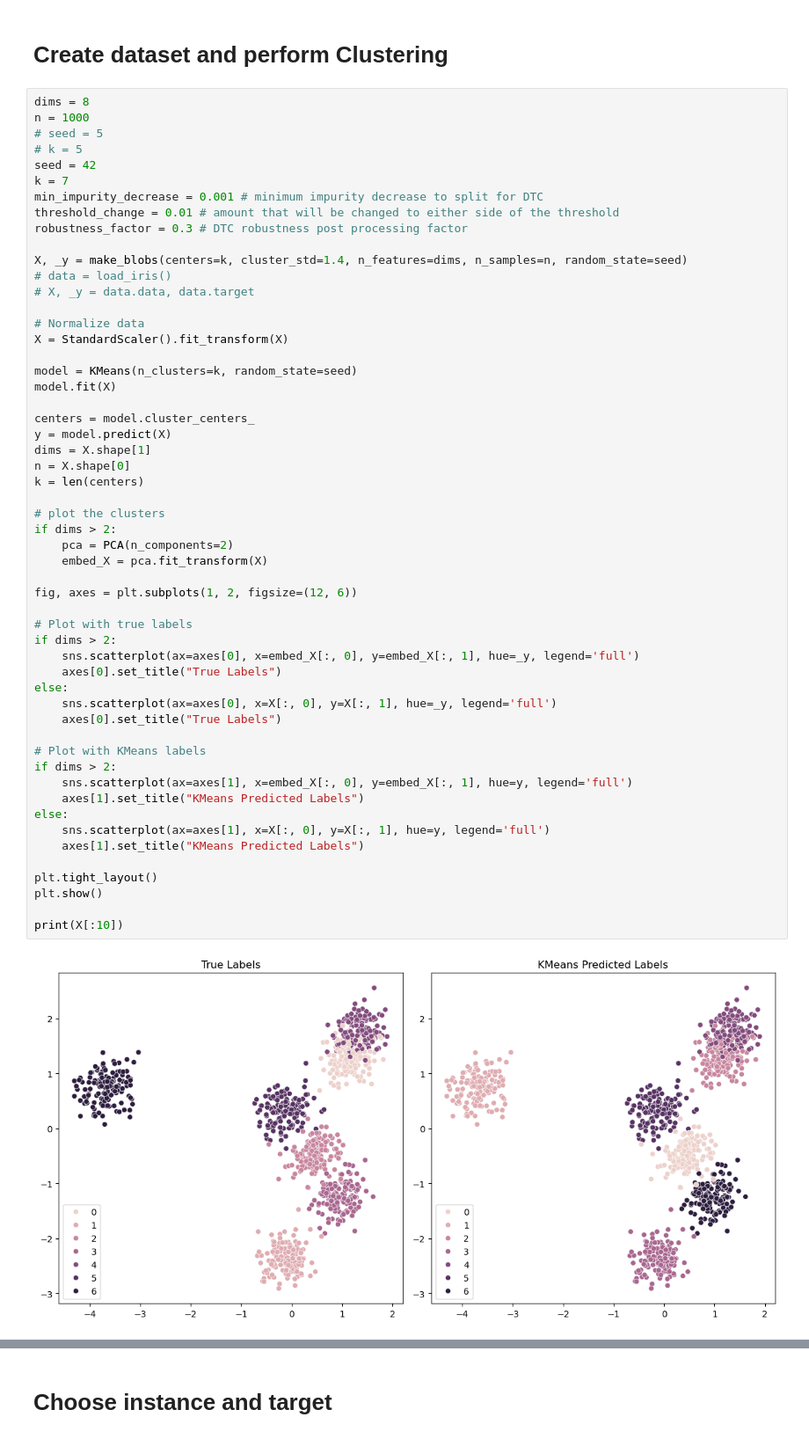
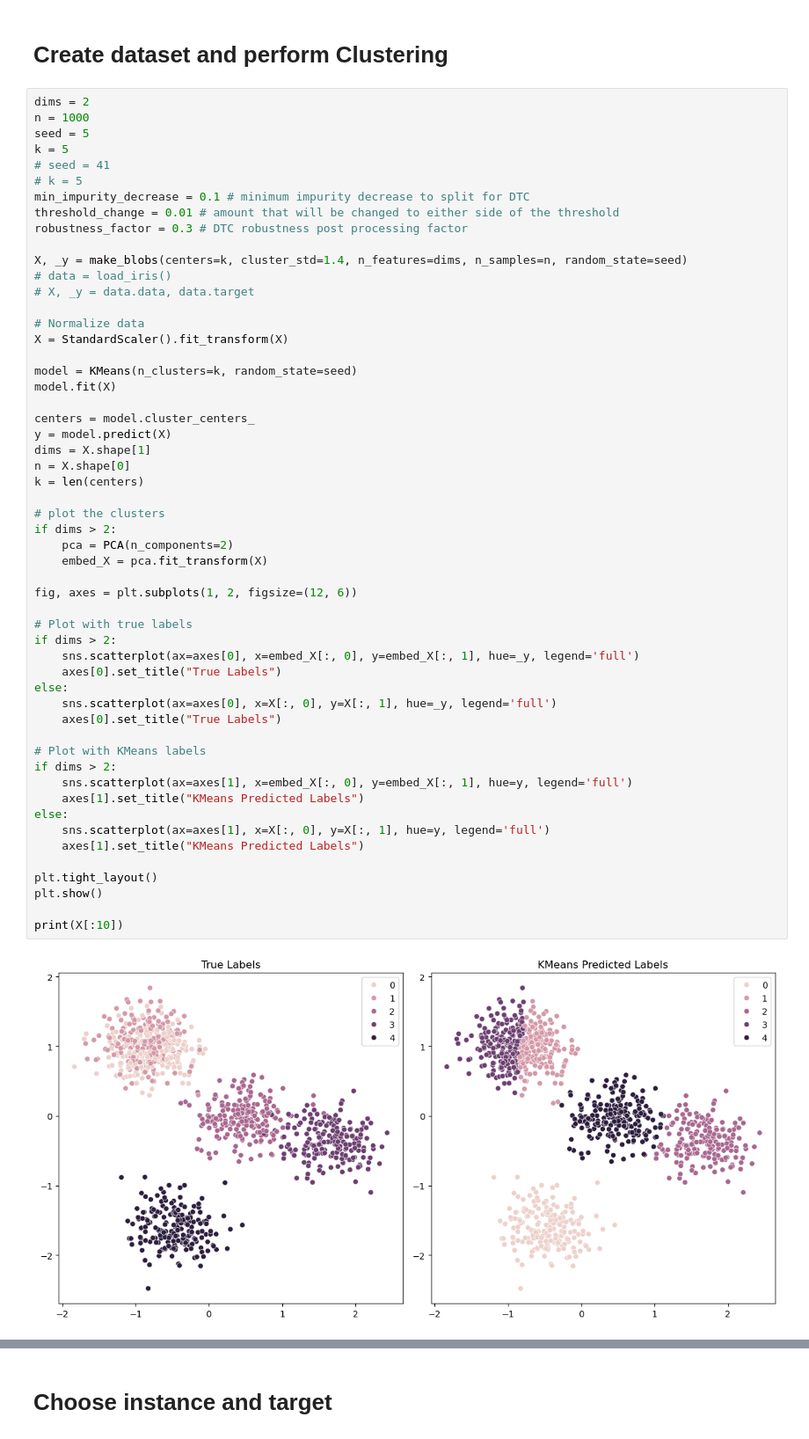
Before and after one commit to jepp3183/Thesis2025, a Jupyter notebook: code/threshold_tree_testing.ipynb, the cells around one changed output, grey strips where cells are left out. Shown at 88% size. Drawn from its saved outputs; the diff is of its cells as text.

Commit message:
changed plotting for tgcf

```diff
--- a/code/threshold_tree_testing.ipynb
+++ b/code/threshold_tree_testing.ipynb
@@ -19,13 +19,13 @@ np.set_printoptions(suppress=True)
 # %% [markdown]
 # Create dataset and perform Clustering
 # %%
-dims = 8
+dims = 2
 n = 1000
-# seed = 5
+seed = 5
+k = 5
+# seed = 41
 # k = 5
-seed = 42
-k = 7
-min_impurity_decrease = 0.001 # minimum impurity decrease to split for DTC
+min_impurity_decrease = 0.1 # minimum impurity decrease to split for DTC
 threshold_change = 0.01 # amount that will be changed to either side of the threshold
 robustness_factor = 0.3 # DTC robustness post processing factor
 
@@ -46,31 +46,31 @@ n = X.shape[0]
 k = len(centers)
 
 # plot the clusters
 if dims > 2:
     pca = PCA(n_components=2)
     embed_X = pca.fit_transform(X)
 
 fig, axes = plt.subplots(1, 2, figsize=(12, 6))
 
 # Plot with true labels
 if dims > 2:
     sns.scatterplot(ax=axes[0], x=embed_X[:, 0], y=embed_X[:, 1], hue=_y, legend='full')
     axes[0].set_title("True Labels")
 else:
     sns.scatterplot(ax=axes[0], x=X[:, 0], y=X[:, 1], hue=_y, legend='full')
     axes[0].set_title("True Labels")
 
 # Plot with KMeans labels
 if dims > 2:
     sns.scatterplot(ax=axes[1], x=embed_X[:, 0], y=embed_X[:, 1], hue=y, legend='full')
     axes[1].set_title("KMeans Predicted Labels")
 else:
     sns.scatterplot(ax=axes[1], x=X[:, 0], y=X[:, 1], hue=y, legend='full')
     axes[1].set_title("KMeans Predicted Labels")
 
 plt.tight_layout()
 plt.show()
 
 print(X[:10])
 # %% [output]
-[figure, old version]
+[figure, new version]
```
Also changed, not shown: parts of 8 cells of this notebook, 2 other files.
